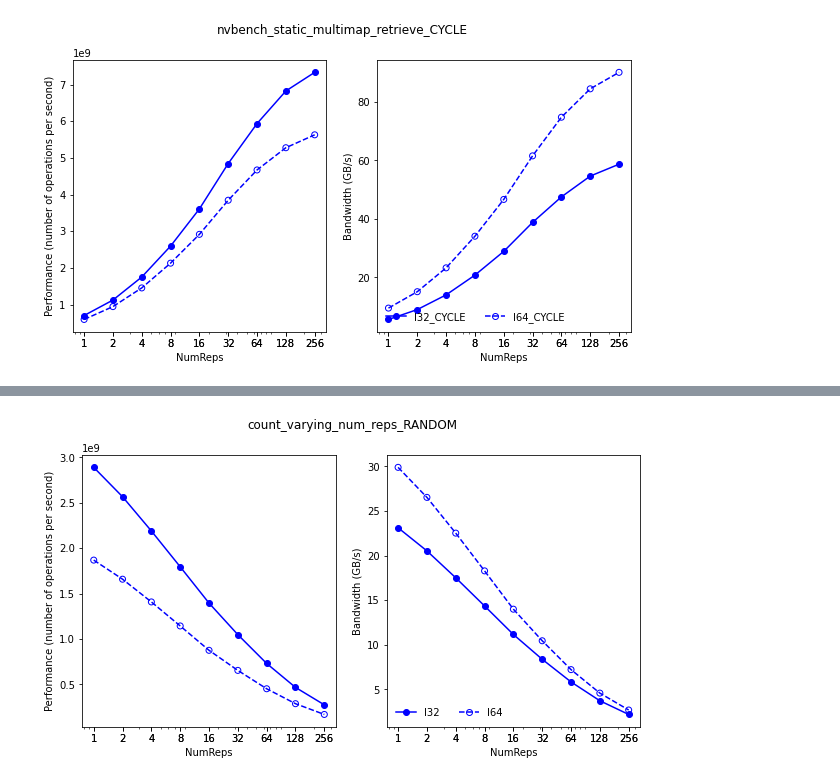
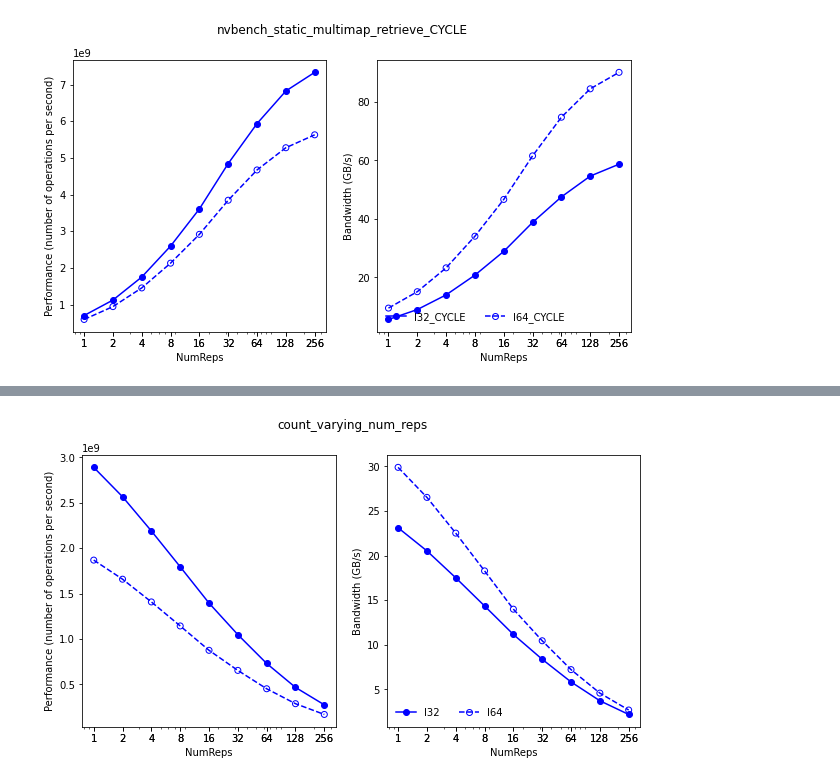
Before and after one commit to NVIDIA/cuCollections, a Jupyter notebook: benchmarks/analysis/notebooks/StaticMultimap.ipynb, the cells around one changed output, grey strips where cells are left out. Drawn from its saved outputs; the diff is of its cells as text; code cells hidden in the pictures.

```diff
--- a/benchmarks/analysis/notebooks/StaticMultimap.ipynb
+++ b/benchmarks/analysis/notebooks/StaticMultimap.ipynb
@@ -139,5 +140,5 @@ for bm in unique_bms:
         tmpdf = perfdf[perfdf["Benchmark"] == bm]
 
         unique_labels = tmpdf["Label"].unique()
-        plot_perf(bm + "_RANDOM", tmpdf, "MatchingRate", unique_labels, flag)
+        plot_perf(bm, tmpdf, "MatchingRate", unique_labels, flag)
 # %% [output]
@@ -150,11 +152,11 @@ for bm in unique_bms:
 # %%
 for bm in unique_bms:
     flag = "count_varying_num_reps" == bm
 
     if flag:
         tmpdf = perfdf[perfdf["Benchmark"] == bm]
 
         unique_labels = tmpdf["Label"].unique()
-        plot_perf(bm + "_RANDOM", tmpdf, "NumReps", unique_labels, flag)
+        plot_perf(bm, tmpdf, "NumReps", unique_labels, flag)
 # %% [output]
-[figure, old version]
+[figure, new version]
```
Also changed, not shown: parts of 3 cells of this notebook.
